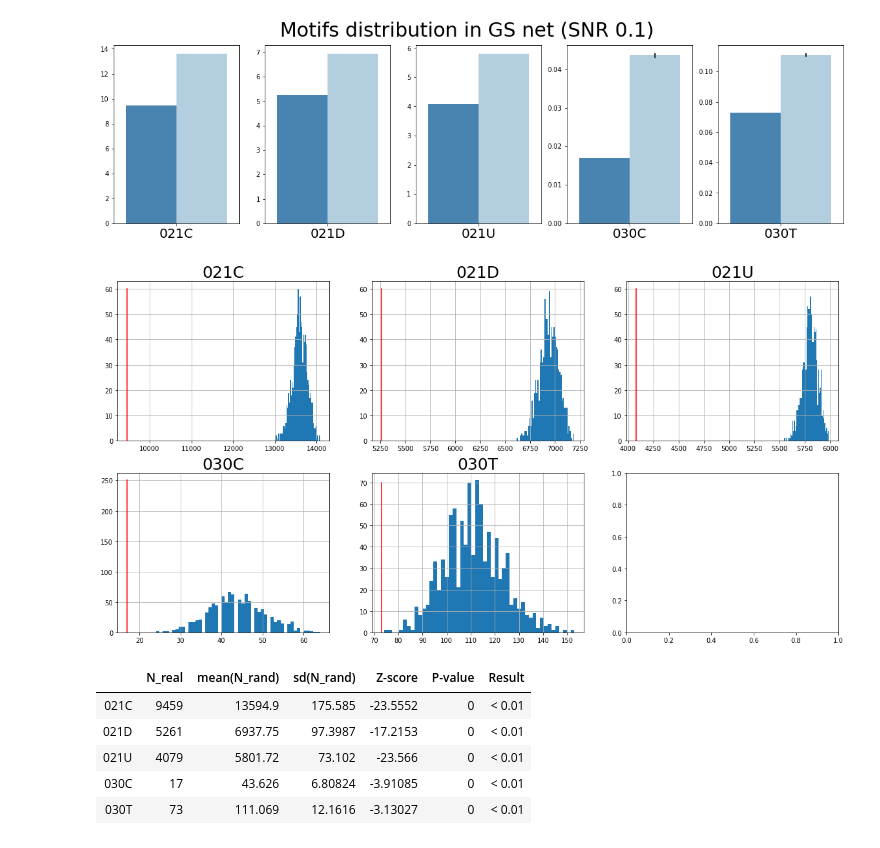
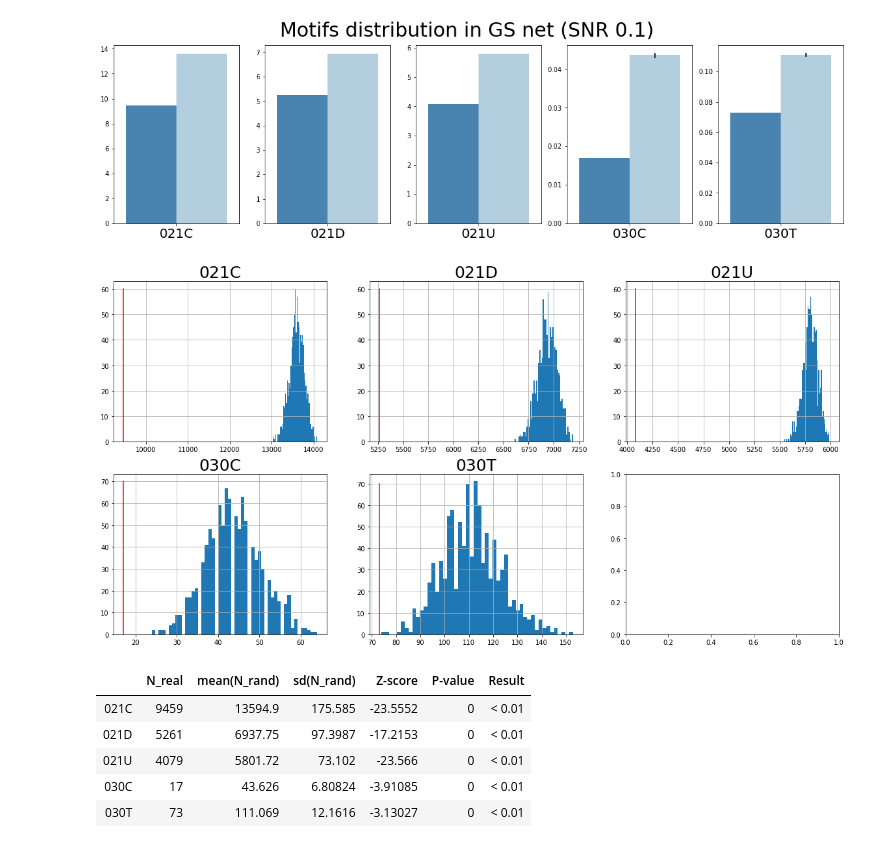
Before and after one commit to ovavulov/bionetworks, a Jupyter notebook: 3.2_enrichment_analysis.ipynb, the cells around one changed output. Saved outputs shown, nothing was run; the diff lists cells and outputs as text; code cells hidden in the pictures.

```diff
--- a/3.2_enrichment_analysis.ipynb
+++ b/3.2_enrichment_analysis.ipynb
@@ -179,3 +100,0 @@ for _ in range(N_STEPS):
-# %%
-c = joblib.load("./networks/ecoli/shuffled_counters.gz")
-len(c)
@@ -302,44 +164,13 @@ distr = {x: np.array(y) for x, y in distr.items()}
-# %%
-fig, axes = plt.subplots(nrows=2, ncols=3, figsize=(20, 10))
-ticks = [60, 60, 60, 250, 70]
-for i, motif in enumerate(counters[0].keys()):
-    ax = axes[i//3, i%3]
-    ax.set_title(motif, fontsize=25)
-    pd.Series(distr[motif]).hist(bins=50, ax=ax)
-    ax.plot([counter_orig[motif]]*100, np.linspace(0, ticks[i], 100), "r")
-# %% [output]
-[figure, removed]
-# %%
-zscores_report = pd.DataFrame(
-    index=["N_real", "mean(N_rand)", "sd(N_rand)", "Z-score", "P-value", "Result"]
-)
-for motif in counters[0].keys():
-    n_hypothesis = len(counters[0].keys())
-    d = distr[motif]
-    zscore = (counter_orig[motif]-np.mean(distr[motif]))/np.std(distr[motif])
-    pvalue = len(d[d <= counter_orig[motif]])/len(d)
-    if pvalue > 0.5:
-        pvalue = len(d[d >= counter_orig[motif]])/len(d)
-    if pvalue < 0.01/n_hypothesis:
-        result = " < 0.01"
-    elif pvalue < 0.05/n_hypothesis:
-        result = " < 0.05"
-    else:
-        result = "non-significant"
-    result_list = [
-        counter_orig[motif],
-        np.mean(distr[motif]),
-        np.std(distr[motif]),
-        zscore,
-        pvalue,
-        result
-    ]
-    zscores_report[motif] = result_list
-zscores_report.T
-# %% [output]
-|  | N_real | mean(N_rand) | sd(N_rand) | Z-score | P-value | Result |
-| 021C | 9459 | 13594.9 | 175.585 | -23.5552 | 0 | < 0.01 |
-| 021D | 5261 | 6937.75 | 97.3987 | -17.2153 | 0 | < 0.01 |
-| 021U | 4079 | 5801.72 | 73.102 | -23.566 | 0 | < 0.01 |
-| 030C | 17 | 43.626 | 6.80824 | -3.91085 | 0 | < 0.01 |
-| 030T | 73 | 111.069 | 12.1616 | -3.13027 | 0 | < 0.01 |
+# %%
+f.plot_distr_2(counters, counter_orig, ticks = [60, 60, 60, 70, 70])
+# %% [output]
+[figure, added]
+# %%
+f.build_zscores_report(counters, counter_orig)
+# %% [output]
+|  | N_real | mean(N_rand) | sd(N_rand) | Z-score | P-value | Result |
+| 021C | 9459 | 13594.9 | 175.585 | -23.5552 | 0 | < 0.01 |
+| 021D | 5261 | 6937.75 | 97.3987 | -17.2153 | 0 | < 0.01 |
+| 021U | 4079 | 5801.72 | 73.102 | -23.566 | 0 | < 0.01 |
+| 030C | 17 | 43.626 | 6.80824 | -3.91085 | 0 | < 0.01 |
+| 030T | 73 | 111.069 | 12.1616 | -3.13027 | 0 | < 0.01 |
```
Also changed, not shown: parts of 30 cells of this notebook, 1 other file.
